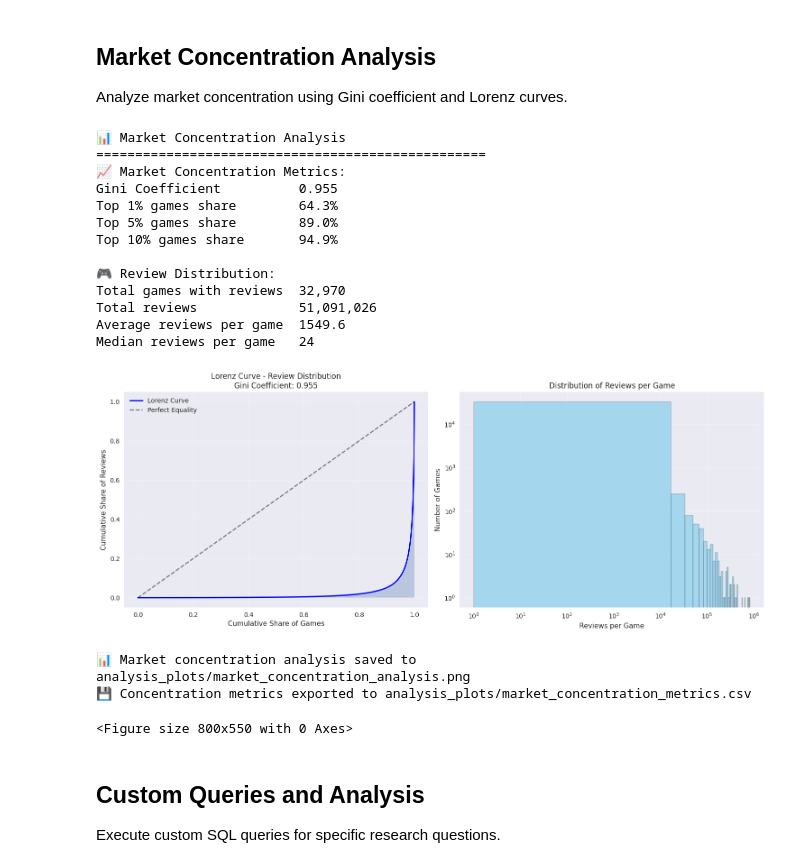
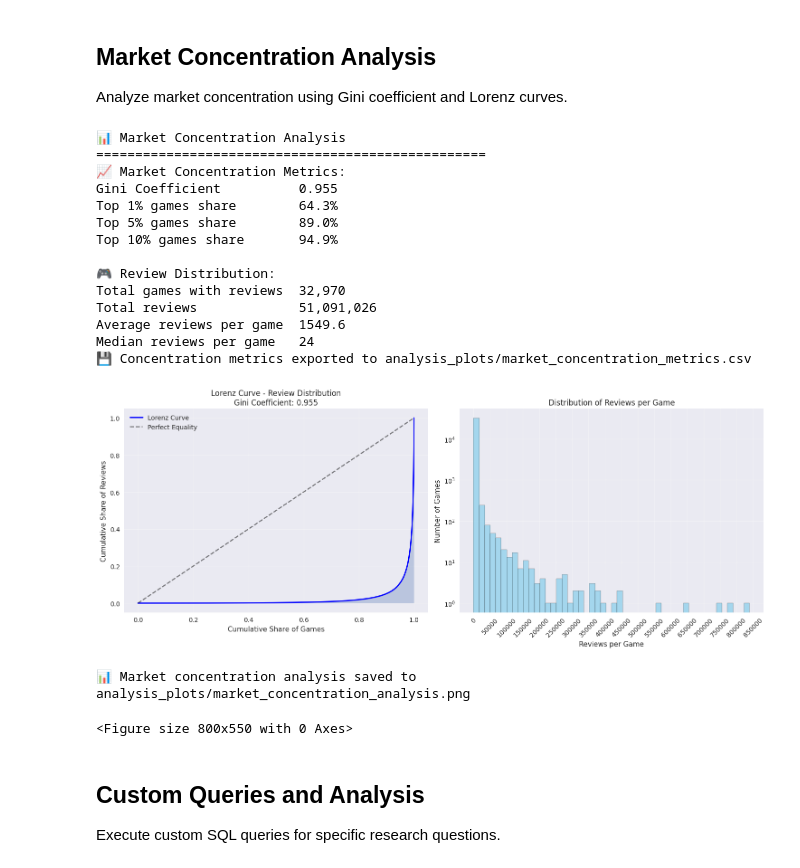
Before and after one commit to diegodvv/mc859-game-market-concentration-with-steam-data, a Jupyter notebook: graph-analyser/steam_market_analysis.ipynb, the cells around one changed output. Cells and saved outputs as stored; diff of their text form; code cells hidden in the pictures.

```diff
--- a/graph-analyser/steam_market_analysis.ipynb
+++ b/graph-analyser/steam_market_analysis.ipynb
@@ -1724,36 +1779,6 @@ print(f"{'Total reviews':<25} {total_reviews:,}")
 print(f"{'Average reviews per game':<25} {total_reviews/len(review_counts):.1f}")
 print(f"{'Median reviews per game':<25} {np.median(review_counts):.0f}")
 
-# Create Lorenz curve visualization
-fig, (ax1, ax2) = plt.subplots(1, 2, figsize=(15, 6))
-
-# Lorenz curve
-population_pct, wealth_pct = create_lorenz_curve(review_counts)
-ax1.plot(population_pct, wealth_pct, 'b-', linewidth=2, label='Lorenz Curve')
-ax1.plot([0, 1], [0, 1], 'k--', alpha=0.5, label='Perfect Equality')
-ax1.fill_between(population_pct, wealth_pct, alpha=0.3)
-ax1.set_xlabel('Cumulative Share of Games')
-ax1.set_ylabel('Cumulative Share of Reviews')
-ax1.set_title(f'Lorenz Curve - Review Distribution\nGini Coefficient: {gini_coeff:.3f}')
-ax1.legend()
-ax1.grid(True, alpha=0.3)
-
-# Review distribution histogram (log scale)
-ax2.hist(review_counts, bins=50, alpha=0.7, color='skyblue', edgecolor='black')
-ax2.set_xlabel('Reviews per Game')
-ax2.set_ylabel('Number of Games')
-ax2.set_title('Distribution of Reviews per Game')
-ax2.set_xscale('log')
-ax2.set_yscale('log')
-ax2.grid(True, alpha=0.3)
-
-plt.tight_layout()
-plt.show()
-
-# Save concentration analysis
-plt.savefig(output_dir / 'market_concentration_analysis.png', dpi=300, bbox_inches='tight')
-print(f"📊 Market concentration analysis saved to {output_dir / 'market_concentration_analysis.png'}")
-
 # Export concentration metrics
 concentration_metrics = {
     'Metric': ['Gini Coefficient', 'Top 1% Share', 'Top 5% Share', 'Top 10% Share',
@@ -1779,10 +1804,46 @@ Total games with reviews  32,970
 Total reviews             51,091,026
 Average reviews per game  1549.6
 Median reviews per game   24
+💾 Concentration metrics exported to analysis_plots/market_concentration_metrics.csv
-[figure, removed]
-📊 Market concentration analysis saved to analysis_plots/market_concentration_analysis.png
-💾 Concentration metrics exported to analysis_plots/market_concentration_metrics.csv
-<Figure size 800x550 with 0 Axes>
+# %%
+# Create Lorenz curve visualization
+fig, (ax1, ax2) = plt.subplots(1, 2, figsize=(15, 6))
+
+# Lorenz curve
+population_pct, wealth_pct = create_lorenz_curve(review_counts)
+ax1.plot(population_pct, wealth_pct, 'b-', linewidth=2, label='Lorenz Curve')
+ax1.plot([0, 1], [0, 1], 'k--', alpha=0.5, label='Perfect Equality')
+ax1.fill_between(population_pct, wealth_pct, alpha=0.3)
+ax1.set_xlabel('Cumulative Share of Games')
+ax1.set_ylabel('Cumulative Share of Reviews')
+ax1.set_title(
+    f'Lorenz Curve - Review Distribution\nGini Coefficient: {gini_coeff:.3f}')
+ax1.legend()
+ax1.grid(True, alpha=0.3)
+
+# Review distribution histogram (log scale)
+ax2.hist(review_counts, bins=50, alpha=0.7, color='skyblue', edgecolor='black')
+ax2.tick_params(axis='x', rotation=45)
+ax2.locator_params(axis='x', nbins=30)
+ax2.set_xlabel('Reviews per Game')
+ax2.set_ylabel('Number of Games')
+ax2.set_title('Distribution of Reviews per Game')
+# ax2.set_xscale('log')
+ax2.set_yscale('log')
+ax2.grid(True, alpha=0.3)
+
+plt.tight_layout()
+plt.savefig(output_dir / 'market_concentration_analysis.png',
+            dpi=300, bbox_inches='tight')
+plt.show()
+
+# Save concentration analysis
+print(
+    f"📊 Market concentration analysis saved to {output_dir / 'market_concentration_analysis.png'}")
+# %% [output]
+[figure, added]
+📊 Market concentration analysis saved to analysis_plots/market_concentration_analysis.png
+<Figure size 800x550 with 0 Axes>
 # %% [markdown]
 ## Custom Queries and Analysis
 
```
Also changed, not shown: parts of 5 cells of this notebook, 11 other files.
